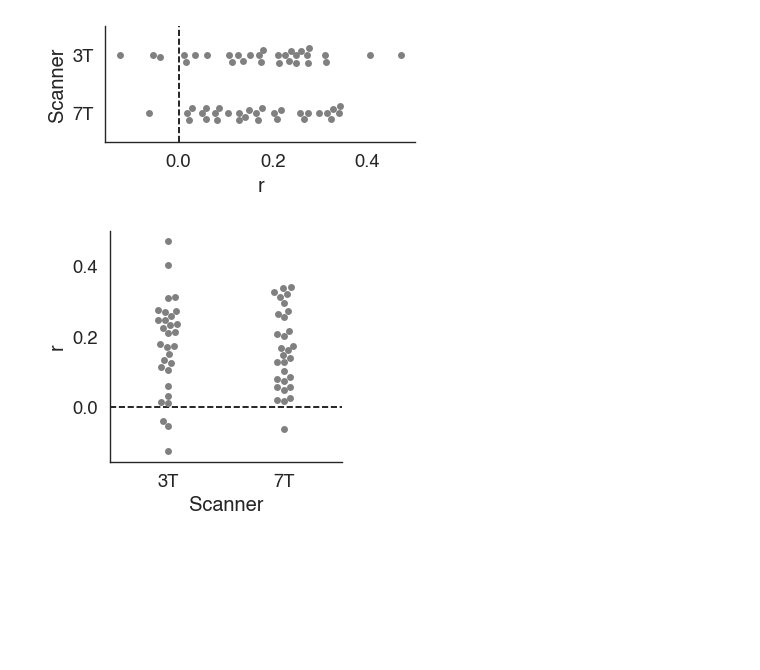
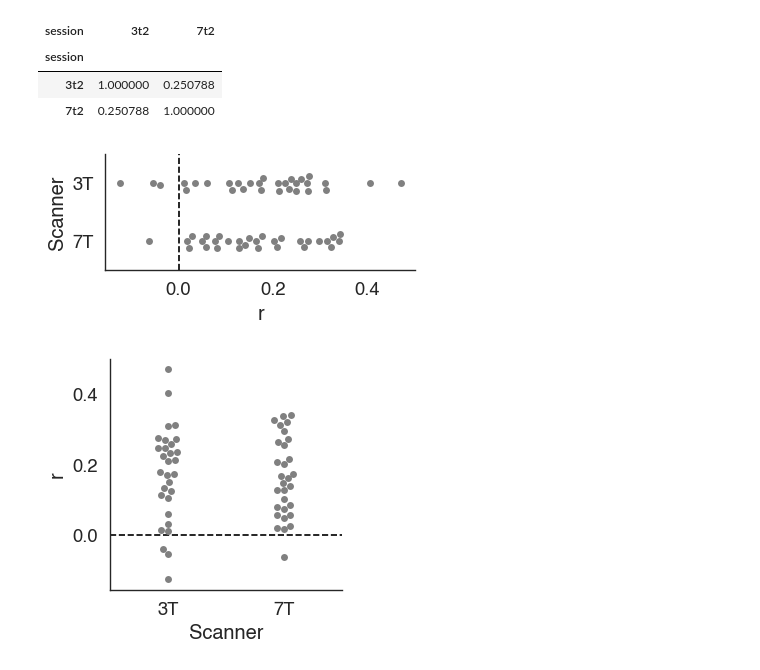
Before and after one commit to Gilles86/risk_experiment, a Jupyter notebook: risk_experiment/encoding_model/notebooks/analyze_decoding_natural_space.ipynb, the cells around one changed output. Drawn from its saved outputs; the diff is of its cells as text; code cells hidden in the pictures; blank space fills up the shorter version.

```diff
--- a/risk_experiment/encoding_model/notebooks/analyze_decoding_natural_space.ipynb
+++ b/risk_experiment/encoding_model/notebooks/analyze_decoding_natural_space.ipynb
@@ -81,6 +78,13 @@ r2_ = pred.groupby(['subject', 'session', 'mask', 'n_voxels', 'run', 'old']).app
 r2 = r2_.groupby(['subject', 'session', 'mask', 'n_voxels', 'old']).mean()
 r2_spearman_ = pred.groupby(['subject', 'session', 'mask', 'n_voxels', 'run', 'old']).apply(lambda d: pingouin.corr(d['E'], d['log(n1)'], method='spearman'))
 r2_spearman = r2_spearman_.groupby(['subject', 'session', 'mask', 'n_voxels', 'old']).mean()
+# %%
+r2_spearman.unstack('session')['r'].corr()
+# %% [output]
+| session | 3t2 | 7t2 |
+| session |  |  |
+| 3t2 | 1.000000 | 0.250788 |
+| 7t2 | 0.250788 | 1.000000 |
 # %%
 sns.set_theme('paper', 'white', font='helvetica', font_scale=1.5, palette='tab10')
 # %%
```
Also changed, not shown: parts of 1 cell of this notebook, 5 other files.
